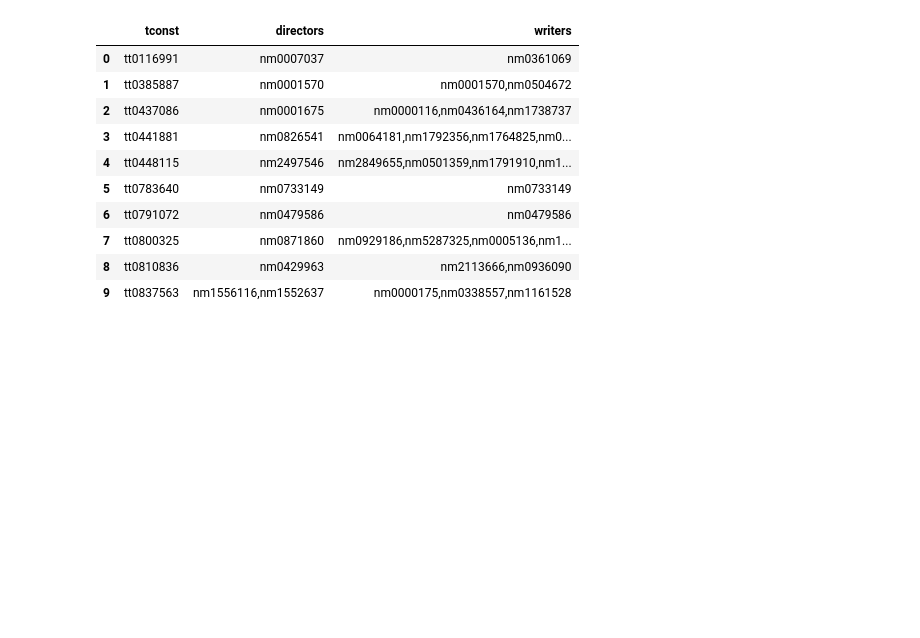
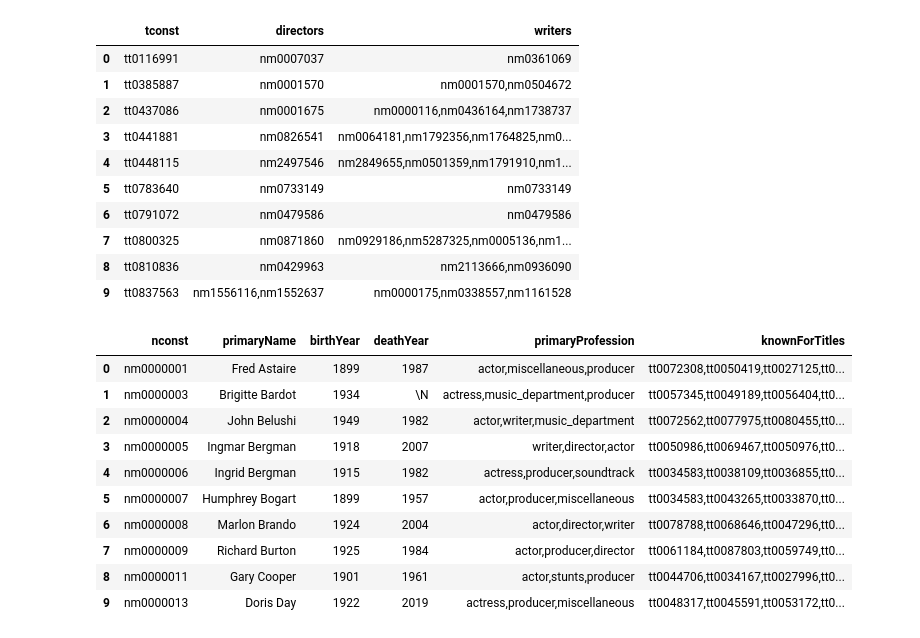
Before and after one commit to franncoronel/g5-backend, a Jupyter notebook: src/notebooks/titles.ipynb, the cells around one changed output. Drawn from its saved outputs; the diff is of its cells as text; code cells hidden in the pictures; blank space fills up the shorter version.

Commit message:
filtrado de names.basics

```diff
--- a/src/notebooks/titles.ipynb
+++ b/src/notebooks/titles.ipynb
@@ -308,14 +308,22 @@ df_principales_filtrado = pd.concat(chunks_filtrados, ignore_index=True) if chun
 # %% [output]
 Filtrando principales...
 # %%
-#TODO: TIRA ERROR
+ids_principales = df_principales_filtrado['nconst'] #Los id de los nombres filtrados de title.principals.tsv
+ids_directores = df_personal_filtrado['directors'].str.split(',').explode() #Los id de los directores de title.crew.tsv
+ids_escritores = df_personal_filtrado['writers'].str.split(',').explode() #Los id de los escritores de title.crew.tsv
+ids_nombres = pd.concat([ids_principales, ids_directores, ids_escritores]).unique()
+
+#Tengo que definir una función aparte para filtrar especificamen por los nconst, y después usarla para tomar todos los nconst de los df anteriores ya filtrados por tconst
+
+def filtrar_por_nombre_id(chunk):
+    return chunk[chunk['nconst'].isin(ids_nombres)]
 
 # Filtrar tabla de nombres
 print("Filtrando nombres...")
 chunks_filtrados = []
 nombres_iterable = DatasetManager().leer_tsv_chunks(RUTA_NOMBRE)
 for chunk in nombres_iterable:
-    filtrado = filtrar_por_ids(chunk)
+    filtrado = filtrar_por_nombre_id(chunk)
     if not filtrado.empty:
         chunks_filtrados.append(filtrado)
 df_nombres_filtrado = pd.concat(chunks_filtrados, ignore_index=True) if chunks_filtrados else pd.DataFrame()
@@ -336,3 +343,17 @@ df_personal_filtrado.head(10)
 | 7 | tt0800325 | nm0871860 | nm0929186,nm5287325,nm0005136,nm1... |
 | 8 | tt0810836 | nm0429963 | nm2113666,nm0936090 |
 | 9 | tt0837563 | nm1556116,nm1552637 | nm0000175,nm0338557,nm1161528 |
+# %%
+df_nombres_filtrado.head(10)
+# %% [output]
+|  | nconst | primaryName | birthYear | deathYear | primaryProfession | knownForTitles |
+| 0 | nm0000001 | Fred Astaire | 1899 | 1987 | actor,miscellaneous,producer | tt0072308,tt0050419,tt0027125,tt0... |
+| 1 | nm0000003 | Brigitte Bardot | 1934 | \N | actress,music_department,producer | tt0057345,tt0049189,tt0056404,tt0... |
+| 2 | nm0000004 | John Belushi | 1949 | 1982 | actor,writer,music_department | tt0072562,tt0077975,tt0080455,tt0... |
+| 3 | nm0000005 | Ingmar Bergman | 1918 | 2007 | writer,director,actor | tt0050986,tt0069467,tt0050976,tt0... |
+| 4 | nm0000006 | Ingrid Bergman | 1915 | 1982 | actress,producer,soundtrack | tt0034583,tt0038109,tt0036855,tt0... |
+| 5 | nm0000007 | Humphrey Bogart | 1899 | 1957 | actor,producer,miscellaneous | tt0034583,tt0043265,tt0033870,tt0... |
+| 6 | nm0000008 | Marlon Brando | 1924 | 2004 | actor,director,writer | tt0078788,tt0068646,tt0047296,tt0... |
+| 7 | nm0000009 | Richard Burton | 1925 | 1984 | actor,producer,director | tt0061184,tt0087803,tt0059749,tt0... |
+| 8 | nm0000011 | Gary Cooper | 1901 | 1961 | actor,stunts,producer | tt0044706,tt0034167,tt0027996,tt0... |
+| 9 | nm0000013 | Doris Day | 1922 | 2019 | actress,producer,miscellaneous | tt0048317,tt0045591,tt0053172,tt0... |
```
Also changed, not shown: parts of 3 cells of this notebook.
